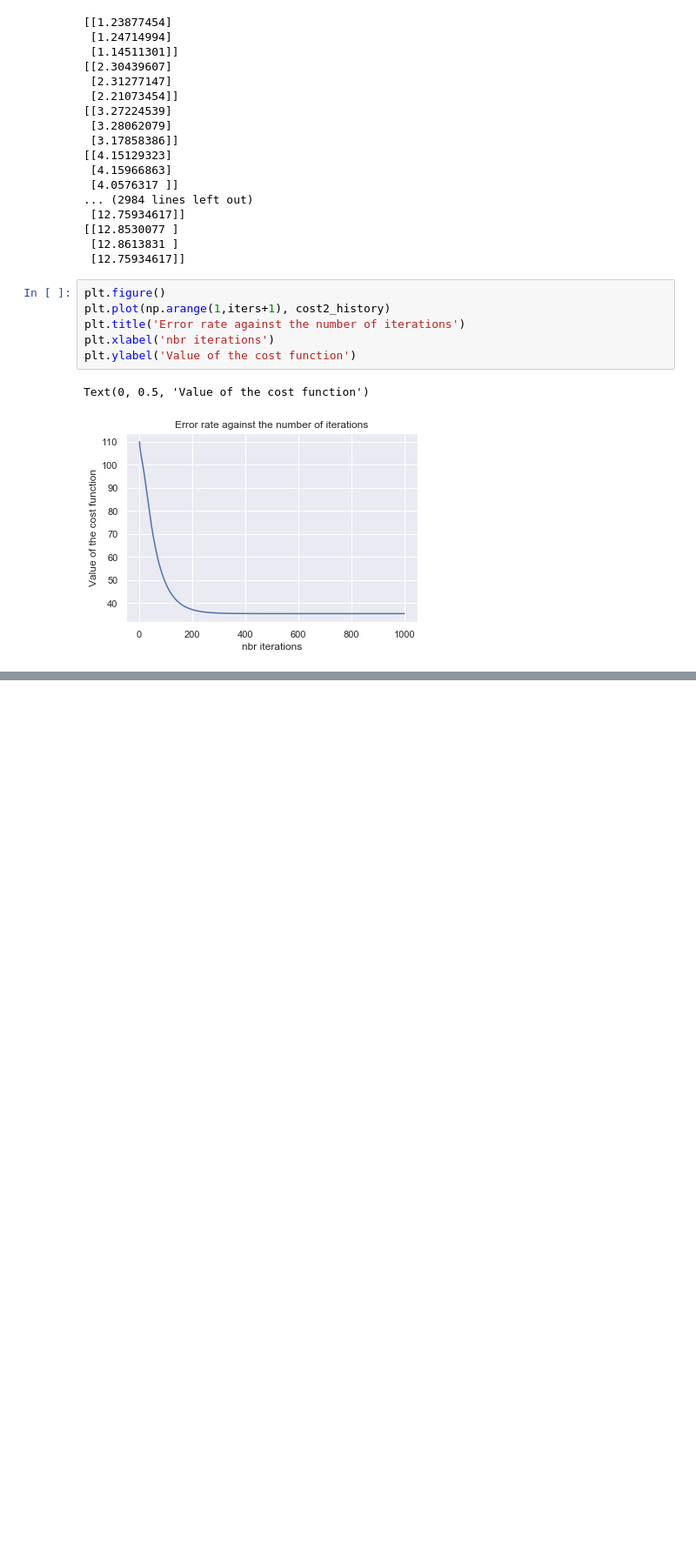
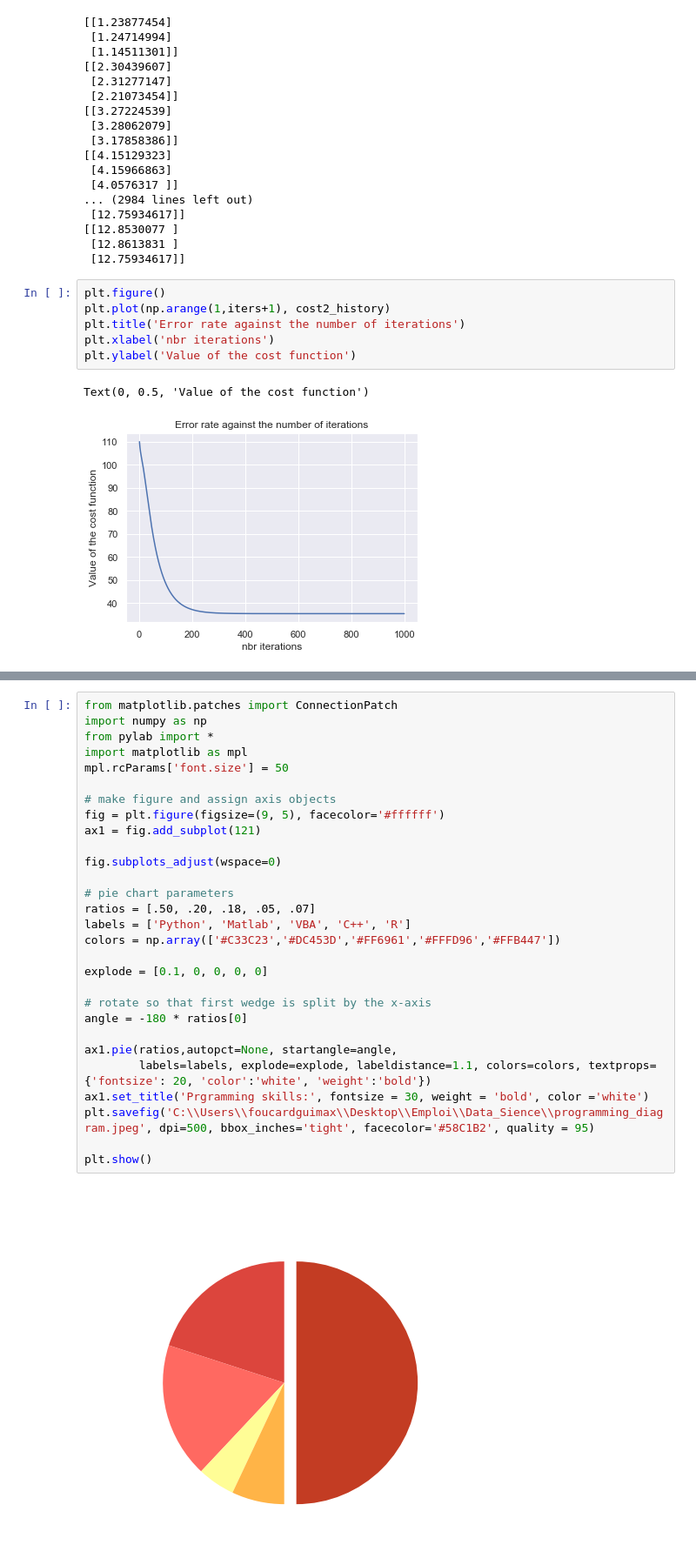
Before and after one commit to TrefleEncornet2/PortFolio, a Jupyter notebook: Intro_tensorflow.ipynb, the cells around one changed output, grey strips where cells are left out. Shown at 87% size. Drawn from its saved outputs; the diff is of its cells as text; blank space fills up the shorter version.

```diff
--- a/Intro_tensorflow.ipynb
+++ b/Intro_tensorflow.ipynb
@@ -668,0 +1022,31 @@ array([[14.02189463],
+# %%
+from matplotlib.patches import ConnectionPatch
+import numpy as np
+from pylab import *
+import matplotlib as mpl
+mpl.rcParams['font.size'] = 50
+
+# make figure and assign axis objects
+fig = plt.figure(figsize=(9, 5), facecolor='#ffffff')
+ax1 = fig.add_subplot(121)
+
+fig.subplots_adjust(wspace=0)
+
+# pie chart parameters
+ratios = [.50, .20, .18, .05, .07]
+labels = ['Python', 'Matlab', 'VBA', 'C++', 'R']
+colors = np.array(['#C33C23','#DC453D','#FF6961','#FFFD96','#FFB447'])
+
+explode = [0.1, 0, 0, 0, 0]
+
+# rotate so that first wedge is split by the x-axis
+angle = -180 * ratios[0]
+
+ax1.pie(ratios,autopct=None, startangle=angle,
+        labels=labels, explode=explode, labeldistance=1.1, colors=colors, textprops={'fontsize': 20, 'color':'white', 'weight':'bold'})
+ax1.set_title('Prgramming skills:', fontsize = 30, weight = 'bold', color ='white')
+plt.savefig('C:\\Users\\foucardguimax\\Desktop\\Emploi\\Data_Sience\\programming_diagram.jpeg', dpi=500, bbox_inches='tight', facecolor='#58C1B2', quality = 95)
+
+plt.show()
+# %% [output]
+[figure, added]
```
Also changed, not shown: parts of 21 cells of this notebook.
